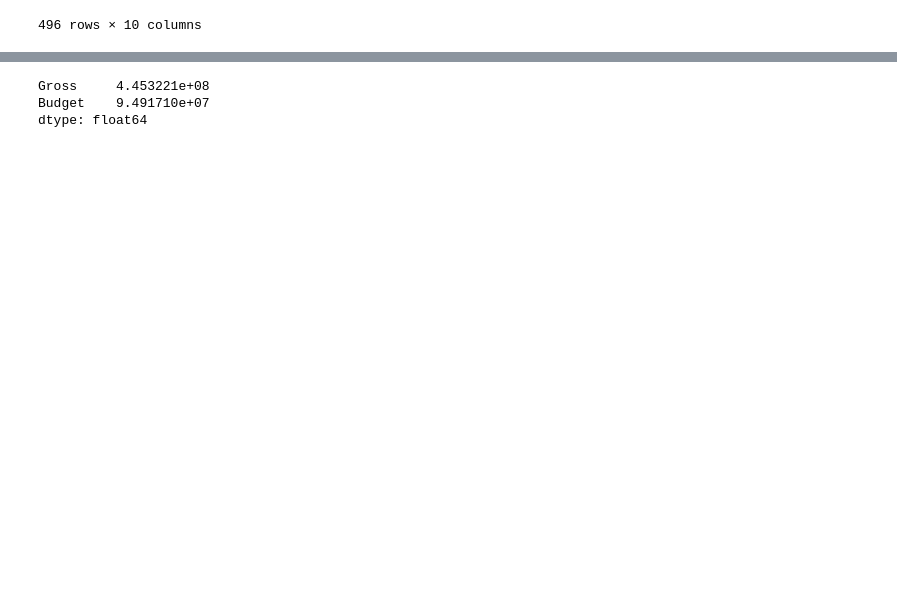
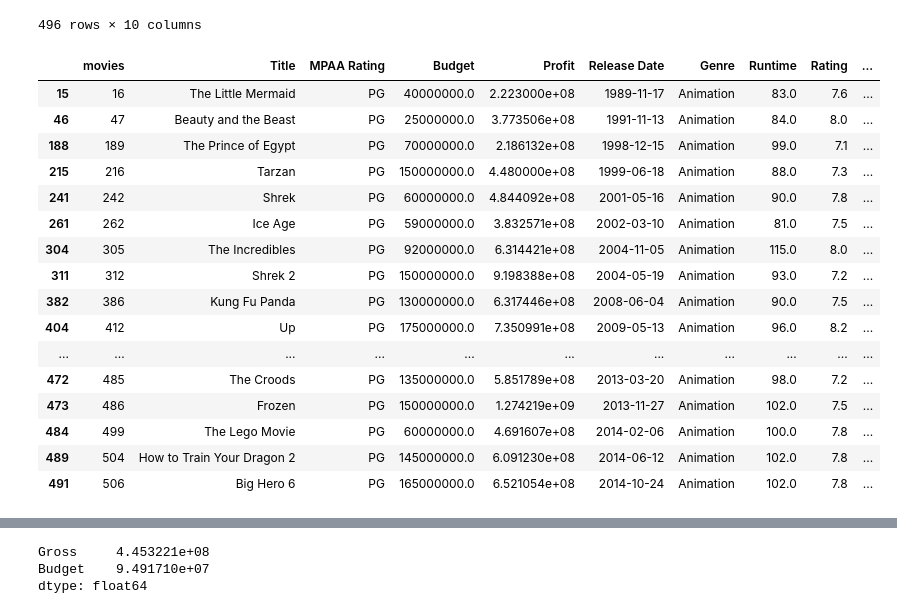
Before and after one commit to Sudha25a/Projects, a Jupyter notebook: pandas exercises.ipynb, the cells around one changed output, grey strips where cells are left out. Saved outputs shown, nothing was run; the diff lists cells and outputs as text; code cells hidden in the pictures; blank space fills up the shorter version.

```diff
--- a/pandas exercises.ipynb
+++ b/pandas exercises.ipynb
@@ -82,8 +82,27 @@ new_df
 # %%
 # use the rename method to change all columns names to lowercase,
 # and replace spaces with underscores if the name is made of more than one word
 renamed = movies.rename(columns={ "MovieID": "movies", "Gross": "Profit"})
 renamed.to_csv("output.csv")
+renamed
+# %% [output]
+|  | movies | Title | MPAA Rating | Budget | Profit | Release Date | Genre | Runtime | Rating | ... |
+| 15 | 16 | The Little Mermaid | PG | 40000000.0 | 2.223000e+08 | 1989-11-17 | Animation | 83.0 | 7.6 | ... |
+| 46 | 47 | Beauty and the Beast | PG | 25000000.0 | 3.773506e+08 | 1991-11-13 | Animation | 84.0 | 8.0 | ... |
+| 188 | 189 | The Prince of Egypt | PG | 70000000.0 | 2.186132e+08 | 1998-12-15 | Animation | 99.0 | 7.1 | ... |
+| 215 | 216 | Tarzan | PG | 150000000.0 | 4.480000e+08 | 1999-06-18 | Animation | 88.0 | 7.3 | ... |
+| 241 | 242 | Shrek | PG | 60000000.0 | 4.844092e+08 | 2001-05-16 | Animation | 90.0 | 7.8 | ... |
+| 261 | 262 | Ice Age | PG | 59000000.0 | 3.832571e+08 | 2002-03-10 | Animation | 81.0 | 7.5 | ... |
+| 304 | 305 | The Incredibles | PG | 92000000.0 | 6.314421e+08 | 2004-11-05 | Animation | 115.0 | 8.0 | ... |
+| 311 | 312 | Shrek 2 | PG | 150000000.0 | 9.198388e+08 | 2004-05-19 | Animation | 93.0 | 7.2 | ... |
+| 382 | 386 | Kung Fu Panda | PG | 130000000.0 | 6.317446e+08 | 2008-06-04 | Animation | 90.0 | 7.5 | ... |
+| 404 | 412 | Up | PG | 175000000.0 | 7.350991e+08 | 2009-05-13 | Animation | 96.0 | 8.2 | ... |
+| ... | ... | ... | ... | ... | ... | ... | ... | ... | ... | ... |
+| 472 | 485 | The Croods | PG | 135000000.0 | 5.851789e+08 | 2013-03-20 | Animation | 98.0 | 7.2 | ... |
+| 473 | 486 | Frozen | PG | 150000000.0 | 1.274219e+09 | 2013-11-27 | Animation | 102.0 | 7.5 | ... |
+| 484 | 499 | The Lego Movie | PG | 60000000.0 | 4.691607e+08 | 2014-02-06 | Animation | 100.0 | 7.8 | ... |
+| 489 | 504 | How to Train Your Dragon 2 | PG | 145000000.0 | 6.091230e+08 | 2014-06-12 | Animation | 102.0 | 7.8 | ... |
+| 491 | 506 | Big Hero 6 | PG | 165000000.0 | 6.521054e+08 | 2014-10-24 | Animation | 102.0 | 7.8 | ... |
 # %%
 # Get rid of the last row, the one containing NaN for each column (use drop() method and row index)
 # movies.dropna(inplace=True)
```
Also changed, not shown: parts of 3 cells of this notebook, 2 other files.
